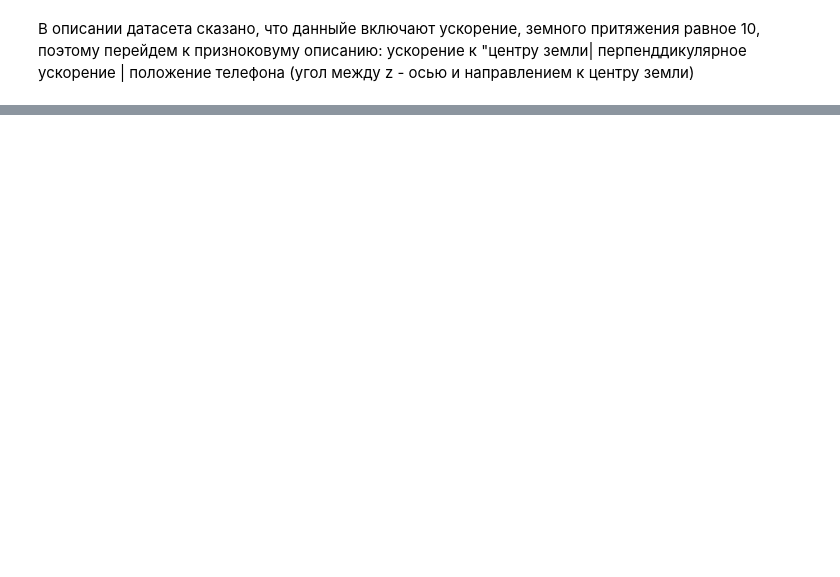
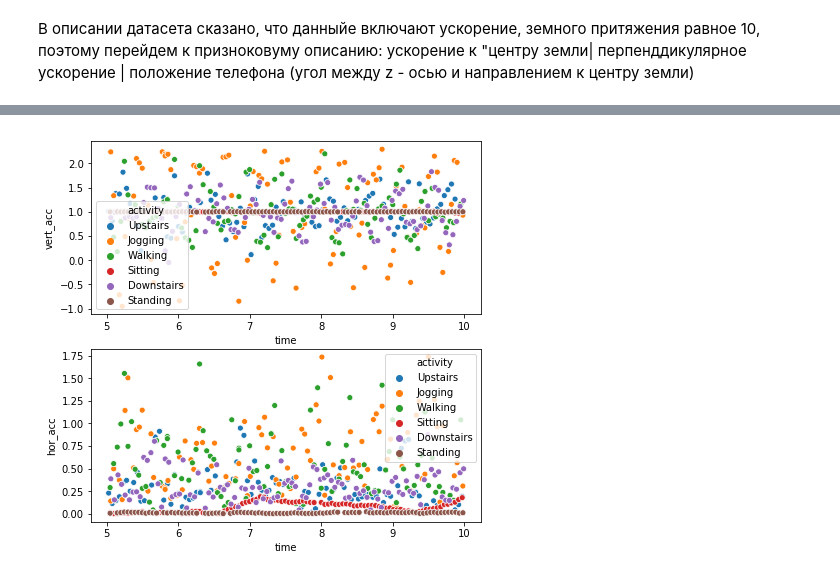
Before and after one commit to norrilsk/str_sht, a Jupyter notebook: Accelerometr.ipynb, the cells around one changed output, grey strips where cells are left out. Drawn from its saved outputs; the diff is of its cells as text; code cells hidden in the pictures; blank space fills up the shorter version.

Commit message:
hor and vert acceletation

```diff
--- a/Accelerometr.ipynb
+++ b/Accelerometr.ipynb
@@ -142,2 +181,6 @@ plt.show()
 # %% [markdown]
 В описании датасета сказано, что данныйе включают ускорение, земного притяжения равное 10, поэтому перейдем к призноковуму описанию: ускорение к "центру земли| перпенддикулярное ускорение | положение телефона (угол между z - осью и направлением к центру земли)
+# %%
+data['vert_acc'] = (data.avx_acc * data.x_acc + data.avy_acc * data.y_acc + data.avz_acc * data.z_acc) / data.g2 # (g a)/g^2
+data['hor_acc'] = ((data.x_acc**2 + data.y_acc**2 + data.z_acc**2) / data.g2 - data.vert_acc**2)**0.5
+data.head(10)
@@ -143,0 +199,16 @@ plt.show()
+# %%
+tr_ids = [random.choice(x) for x in  traks_by_type.values()]
+
+f, axes = plt.subplots(2, 1, figsize=(7, 7))
+
+sns.scatterplot(x="time", y="vert_acc", hue="activity",
+                data=data[data.track.apply(lambda v: v in tr_ids) & (data.time < 10)],
+                ax=axes[0])
+
+sns.scatterplot(x="time", y="hor_acc", hue="activity",
+                data=data[data.track.apply(lambda v: v in tr_ids) & (data.time < 10)],
+                ax=axes[1])
+
+plt.show()
+# %% [output]
+[figure, added]
```
Also changed, not shown: parts of 6 cells of this notebook.
